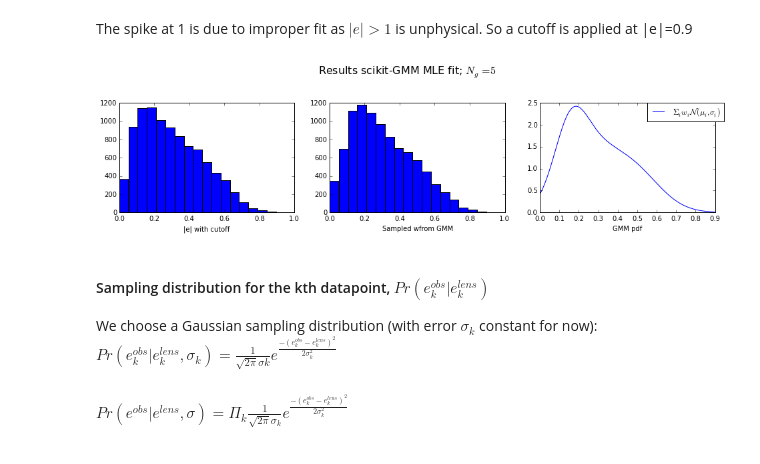
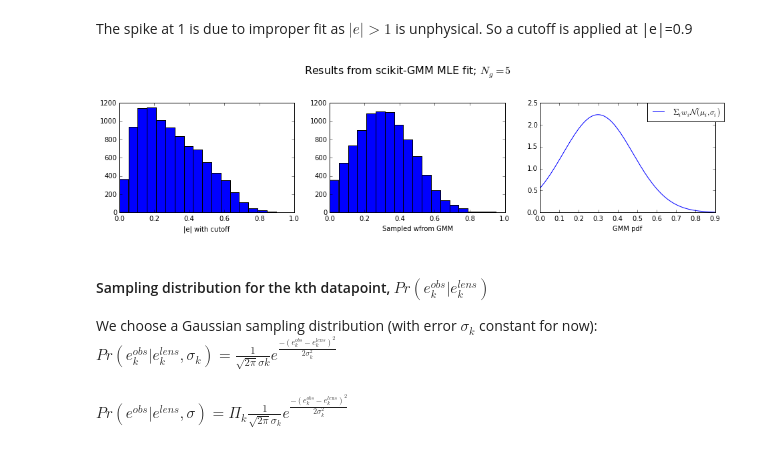
Before and after one commit to sowmyakth/Flubber, a Jupyter notebook: shape_est.ipynb, the cells around one changed output. Cells and saved outputs as stored; diff of their text form; code cells hidden in the pictures.

```diff
--- a/shape_est.ipynb
+++ b/shape_est.ipynb
@@ -65,38 +65,38 @@ def create_gmm(gmm_param, eobs):
         sum+=gmm_param.weights[i]*np.exp(-((x-gmm_param.means[i])**2)/(2*gmm_param.covars[i]))/((2*np.pi*gmm_param.covars[i])**0.5)
     return sum
 # %%
-g=mixture.GMM(n_components=5)
+g=mixture.GMM(n_components=1)
 m1=g.fit((np.array([e])).T)
 out=m1.sample(len(e))
 m2=g.fit((np.array([e_cutoff])).T)
 out2=m2.sample(len(e_cutoff))
 class gmm_param:
     def __init__(self,means=m2.means_.T[0],
                  covars=m2.covars_.T[0],
                 weights=m2.weights_):
         self.means=means
         self.weights=weights
         self.covars=covars
 
 samp=gmm_param()
 d=create_gmm(samp, e_cutoff)
 x=np.linspace(0,max(e_cutoff),len(e_cutoff))
 plt.figure(figsize=[16,10])
 
 plt.subplot(3,3,1)
 plt.hist(e_cutoff,np.linspace(0,1,20))
 plt.xlabel('|e| with cutoff')
 plt.subplot(3,3,2)
 plt.hist(out2,np.linspace(0,1,20))
 plt.xlabel('Sampled wfrom GMM')
 plt.subplot(3,3,3)
 plt.plot(x,d,label=r'$\Sigma_i w_i \mathcal{N}(\mu_i,\sigma_i)$')
 plt.xlabel('GMM pdf')
 plt.legend(bbox_to_anchor=(1.05, 1), loc=1, borderaxespad=0.)
-plt.suptitle('Results scikit-GMM MLE fit; $N_g=5$',size=16)
+plt.suptitle('Results from scikit-GMM MLE fit; $N_g=5$',size=16)
 plt.show()
 # %% [output]
-[figure, old version]
+[figure, new version]
 # %% [markdown]
 #### Sampling distribution for the kth datapoint, $Pr(e^{obs}_k|e^{lens}_k)$
 We choose a Gaussian sampling distribution (with error $\sigma_k$ constant for now):
```
Also changed, not shown: parts of 28 cells of this notebook.
